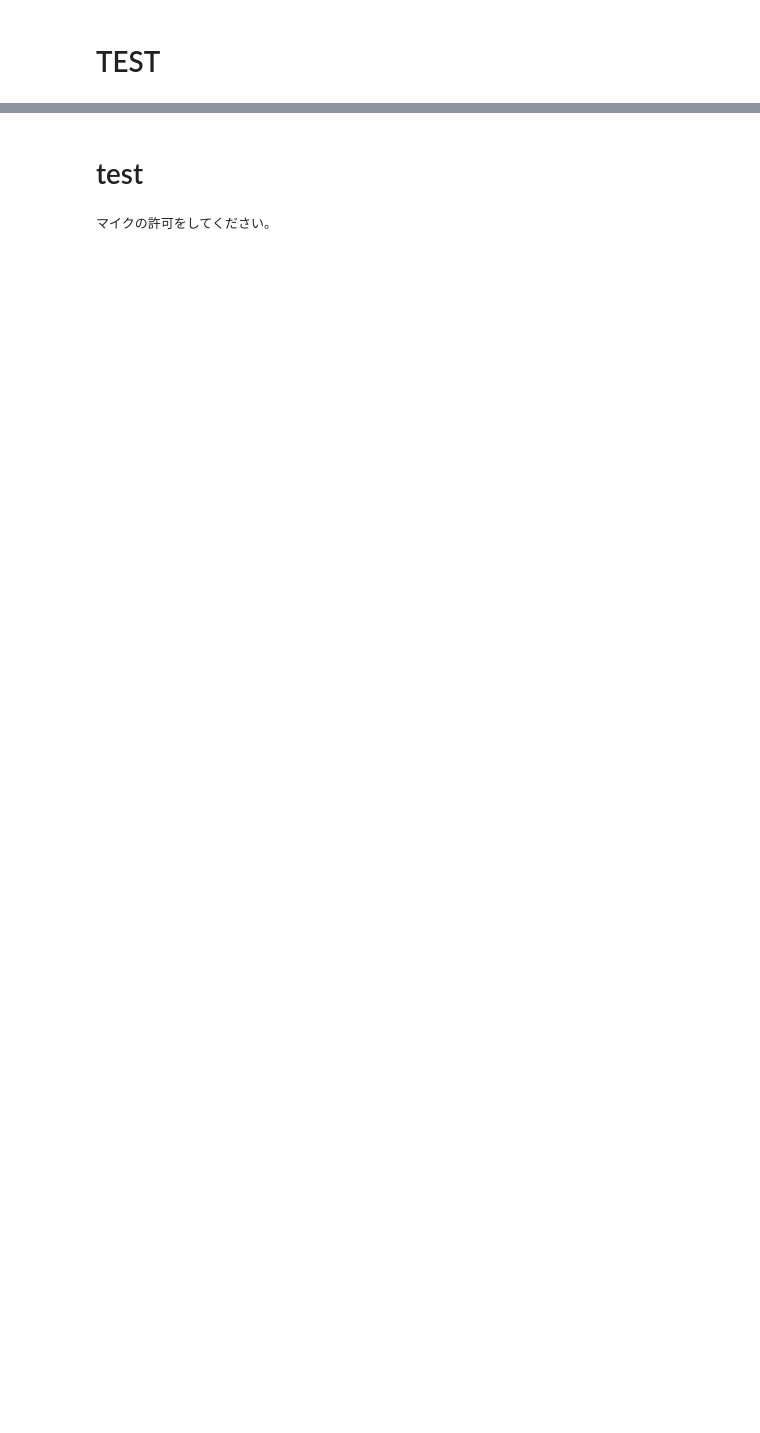
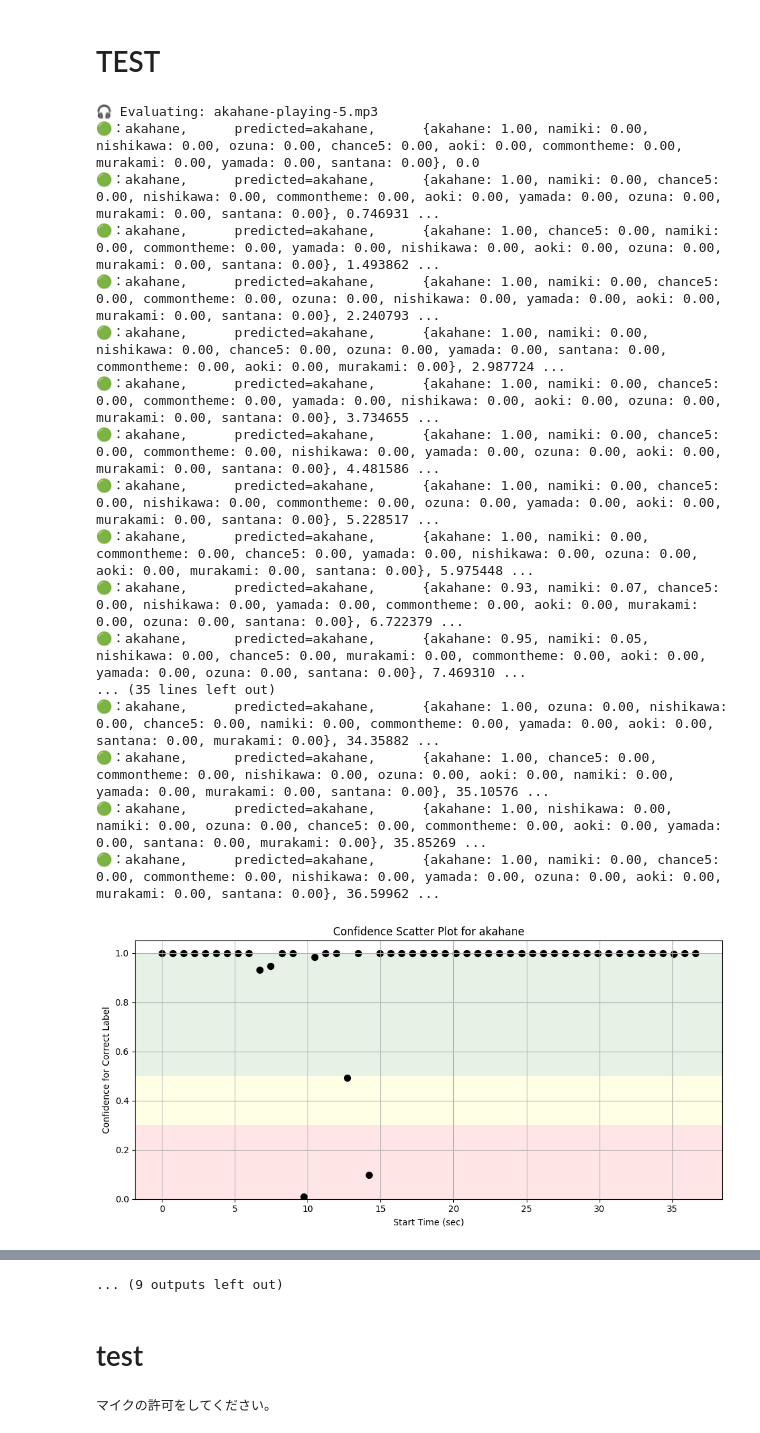
Before and after one commit to YutakaOsaki/ouenka-colab, a Jupyter notebook: model_ouenka_fp_angle.ipynb, the cells around one changed output, grey strips where cells are left out. Cells and saved outputs as stored; diff of their text form; code cells hidden in the pictures; blank space fills up the shorter version.

```diff
--- a/model_ouenka_fp_angle.ipynb
+++ b/model_ouenka_fp_angle.ipynb
@@ -428,7 +361,7 @@ X_train, X_test, y_train, y_test = train_test_split(X, y_categorical, test_size=
 # --- 学習 ---
 history = model.fit(
     X_train, y_train,
-    epochs=20,
+    epochs=10,
     batch_size=32,
     validation_data=(X_test, y_test),
 )
@@ -439,6 +372,6 @@ print(f"\n✅ Test Accuracy: {test_acc:.2%}")
 print("📘 Labels:", y_labels)
 
 # --- モデル保存 ---
-model.save("/content/model_filtered.keras")
+model.save("/content/model_res_filtered.keras")
 print("💾 モデルを保存しました。")
 # %% [output]
@@ -563,7 +499,7 @@ for label in labels:
         y, sr = librosa.load(audio_path, sr=None)
         total_duration = librosa.get_duration(y=y, sr=sr)
         max_start = max(0, total_duration - 10.0)
-        t_starts = np.random.uniform(0, max_start, samples_per_file)
+        t_starts = np.linspace(0, max_start, samples_per_file, endpoint=False)
 
         print(f"\n🎧 Evaluating: {label}-playing-5.mp3")
         for t_start in t_starts:
@@ -574,30 +510,49 @@ for label in labels:
             list_label_t_start.append(t_start)
 
 
             proba_str = ', '.join([f"{k}: {v:.2f}" for k, v in sorted(pred_dict.items(), key=lambda item: item[1], reverse=True)])
 
             if final_label == "unknown":
                 unknown_count += 1
                 marker = "🟡" if round(pred_dict[label], 2) >= 0.01 else "⚪️"
                 print(f"{marker}；{label},\tpredicted={final_label},\t{{{proba_str}}},\t{t_start}")
             else:
                 total += 1
                 if final_label == label:
                     correct += 1
                     label_correct += 1
                     print(f"🟢：{label},\tpredicted={final_label},\t{{{proba_str}}},\t{t_start}")
                 else:
                     marker = "🟡" if round(pred_dict[label], 2) >= 0.01 else "🔴"
                     print(f"{marker}：{label},\tpredicted={final_label},\t{{{proba_str}}},\t{t_start}")
 
     except Exception as e:
         print(f"❌ ファイル読み込み失敗: {audio_path} → {e}")
     plot_prediction_confidence_scatter(list_label_t_start, list_label_prob, label)
     label_accuracy = label_correct / label_total * 100
     print(f"Accuracy ({label})：{label_accuracy} %")
 
 # --- 集計結果 ---
 accuracy = correct / total if total > 0 else 0
 print("\n==============================")
 print(f"✅ 正解数: {correct}/{total}（Accuracy: {accuracy:.2%}）")
 print(f"❓ unknown 判定回数: {unknown_count}")
+# %% [output]
+🎧 Evaluating: akahane-playing-5.mp3
+🟢：akahane,      predicted=akahane,      {akahane: 1.00, namiki: 0.00, nishikawa: 0.00, ozuna: 0.00, chance5: 0.00, aoki: 0.00, commontheme: 0.00, murakami: 0.00, yamada: 0.00, santana: 0.00}, 0.0
+🟢：akahane,      predicted=akahane,      {akahane: 1.00, namiki: 0.00, chance5: 0.00, nishikawa: 0.00, commontheme: 0.00, aoki: 0.00, yamada: 0.00, ozuna: 0.00, murakami: 0.00, santana: 0.00}, 0.746931 ...
+🟢：akahane,      predicted=akahane,      {akahane: 1.00, chance5: 0.00, namiki: 0.00, commontheme: 0.00, yamada: 0.00, nishikawa: 0.00, aoki: 0.00, ozuna: 0.00, murakami: 0.00, santana: 0.00}, 1.493862 ...
+🟢：akahane,      predicted=akahane,      {akahane: 1.00, namiki: 0.00, chance5: 0.00, commontheme: 0.00, ozuna: 0.00, nishikawa: 0.00, yamada: 0.00, aoki: 0.00, murakami: 0.00, santana: 0.00}, 2.240793 ...
+🟢：akahane,      predicted=akahane,      {akahane: 1.00, namiki: 0.00, nishikawa: 0.00, chance5: 0.00, ozuna: 0.00, yamada: 0.00, santana: 0.00, commontheme: 0.00, aoki: 0.00, murakami: 0.00}, 2.987724 ...
+🟢：akahane,      predicted=akahane,      {akahane: 1.00, namiki: 0.00, chance5: 0.00, commontheme: 0.00, yamada: 0.00, nishikawa: 0.00, aoki: 0.00, ozuna: 0.00, murakami: 0.00, santana: 0.00}, 3.734655 ...
+🟢：akahane,      predicted=akahane,      {akahane: 1.00, namiki: 0.00, chance5: 0.00, commontheme: 0.00, nishikawa: 0.00, yamada: 0.00, ozuna: 0.00, aoki: 0.00, murakami: 0.00, santana: 0.00}, 4.481586 ...
+🟢：akahane,      predicted=akahane,      {akahane: 1.00, namiki: 0.00, chance5: 0.00, nishikawa: 0.00, commontheme: 0.00, ozuna: 0.00, yamada: 0.00, aoki: 0.00, murakami: 0.00, santana: 0.00}, 5.228517 ...
+🟢：akahane,      predicted=akahane,      {akahane: 1.00, namiki: 0.00, commontheme: 0.00, chance5: 0.00, yamada: 0.00, nishikawa: 0.00, ozuna: 0.00, aoki: 0.00, murakami: 0.00, santana: 0.00}, 5.975448 ...
+🟢：akahane,      predicted=akahane,      {akahane: 0.93, namiki: 0.07, chance5: 0.00, nishikawa: 0.00, yamada: 0.00, commontheme: 0.00, aoki: 0.00, murakami: 0.00, ozuna: 0.00, santana: 0.00}, 6.722379 ...
+🟢：akahane,      predicted=akahane,      {akahane: 0.95, namiki: 0.05, nishikawa: 0.00, chance5: 0.00, murakami: 0.00, commontheme: 0.00, aoki: 0.00, yamada: 0.00, ozuna: 0.00, santana: 0.00}, 7.469310 ...
+... (35 lines left out)
+🟢：akahane,      predicted=akahane,      {akahane: 1.00, ozuna: 0.00, nishikawa: 0.00, chance5: 0.00, namiki: 0.00, commontheme: 0.00, yamada: 0.00, aoki: 0.00, santana: 0.00, murakami: 0.00}, 34.35882 ...
+🟢：akahane,      predicted=akahane,      {akahane: 1.00, chance5: 0.00, commontheme: 0.00, nishikawa: 0.00, ozuna: 0.00, aoki: 0.00, namiki: 0.00, yamada: 0.00, murakami: 0.00, santana: 0.00}, 35.10576 ...
+🟢：akahane,      predicted=akahane,      {akahane: 1.00, nishikawa: 0.00, namiki: 0.00, ozuna: 0.00, chance5: 0.00, commontheme: 0.00, aoki: 0.00, yamada: 0.00, santana: 0.00, murakami: 0.00}, 35.85269 ...
+🟢：akahane,      predicted=akahane,      {akahane: 1.00, namiki: 0.00, chance5: 0.00, commontheme: 0.00, nishikawa: 0.00, yamada: 0.00, ozuna: 0.00, aoki: 0.00, murakami: 0.00, santana: 0.00}, 36.59962 ...
+[figure, added]
@@ -604,3 +649,4 @@ print(f"❓ unknown 判定回数: {unknown_count}")
+... (9 outputs left out)
 # %%
 import matplotlib.pyplot as plt
 import seaborn as sns
```
Also changed, not shown: parts of 4 cells of this notebook.
